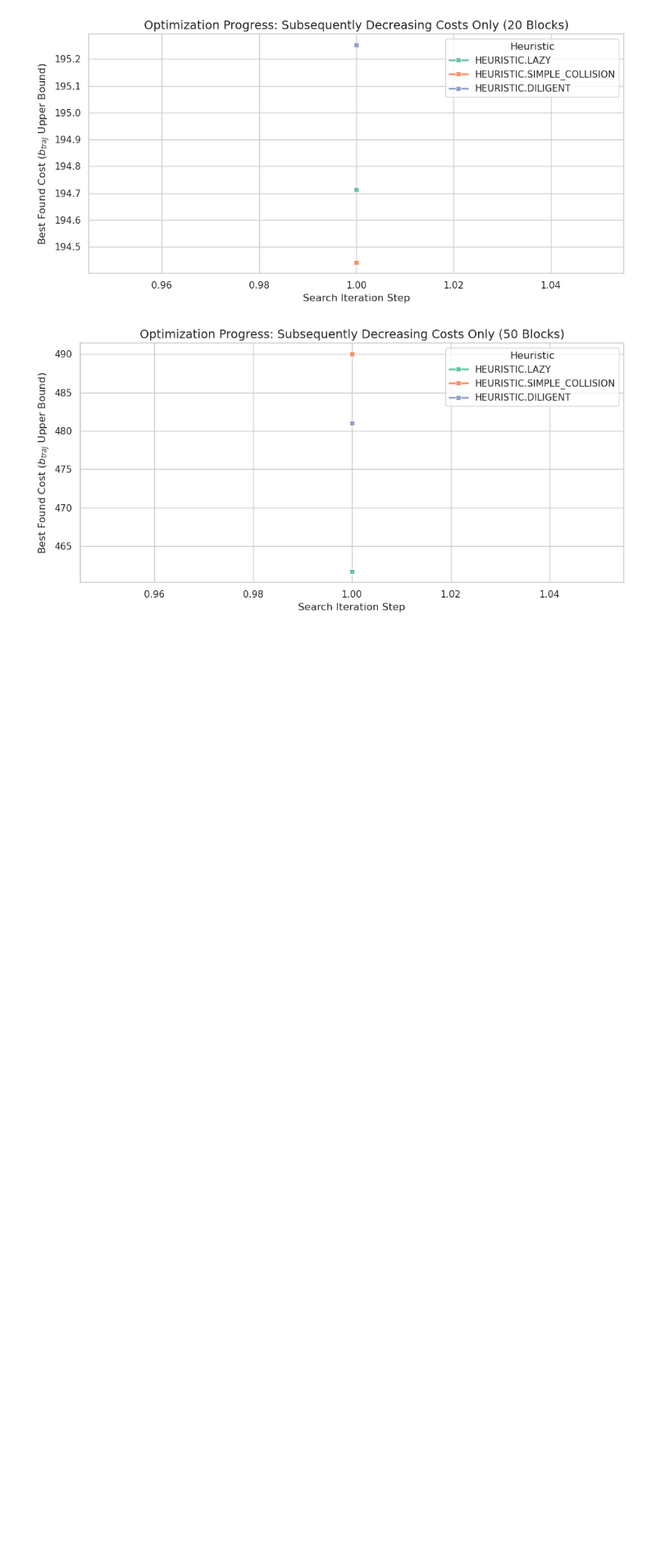
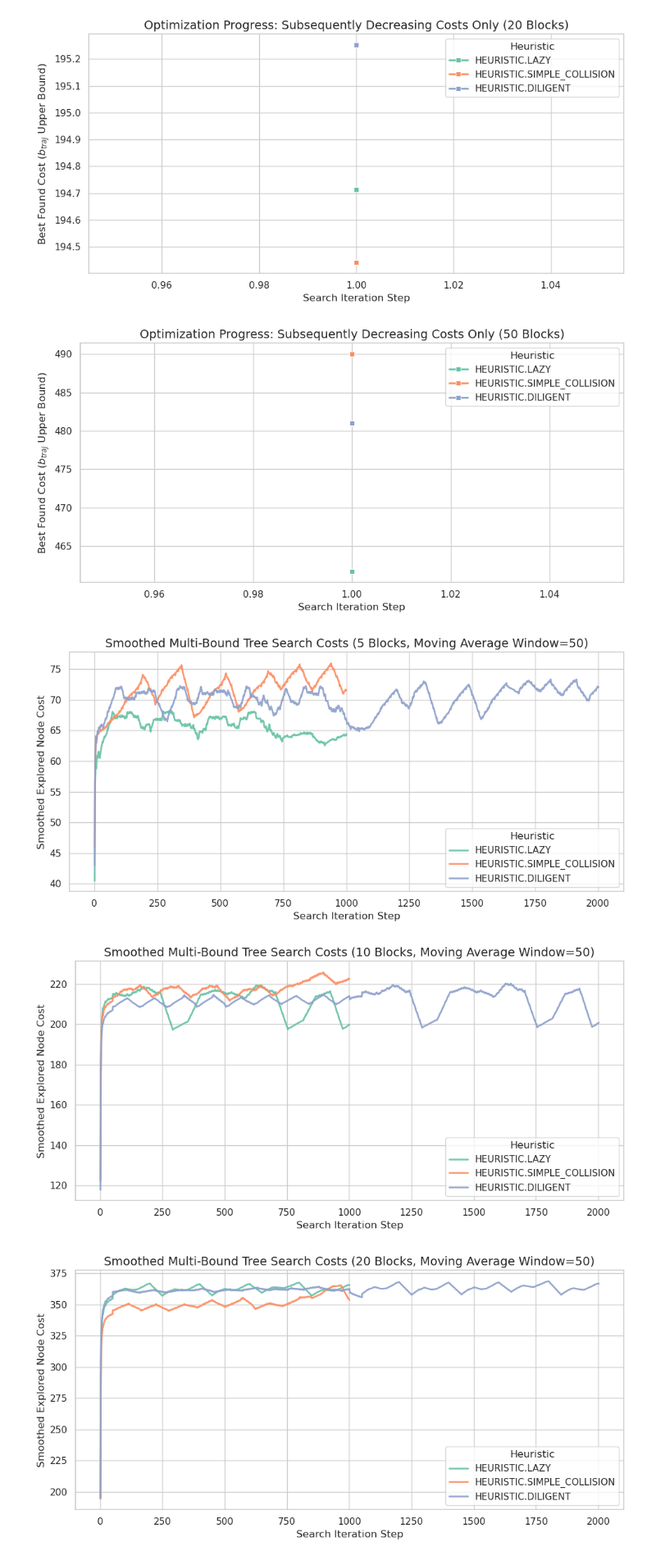
Before and after one commit to RareCentipede/modular_contruction_task_planner, a Jupyter notebook: modular_construction_task_planner/modular_construction_task_planner/scripts/plot_res.ipynb, the cells around one changed output. Shown at 82% size. Cells and saved outputs as stored; diff of their text form; code cells hidden in the pictures; blank space fills up the shorter version.

Commit message:
Plotting.

```diff
--- a/modular_construction_task_planner/modular_construction_task_planner/scripts/plot_res.ipynb
+++ b/modular_construction_task_planner/modular_construction_task_planner/scripts/plot_res.ipynb
@@ -166,6 +166,7 @@ print(f"Found files: {cost_files}")
 
 all_dfs = []
 all_filtered_dfs = []
+window_size = 50
 for file in cost_files:
     # Extract the number of blocks from the filename (e.g., '5_multi_bound_mb_costs.csv' -> 5)
     df_temp = pd.read_csv(file)
@@ -176,6 +177,14 @@ for file in cost_files:
     # Calculate running minimum (subsequently decreasing costs) per heuristic group
     df_temp['running_min_cost'] = df_temp.groupby('heuristic')['mb_cost_per_iteration'].cummin() # Wait, check if lower is better!
 
+    # 2. Calculate Moving Average per heuristic group
+    # Using min_periods=1 ensures we get values for the very first iterations instead of NaNs
+    df_temp['smoothed_cost'] = df_temp.groupby('heuristic')['mb_cost_per_iteration'].transform(
+        lambda x: x.rolling(window=window_size, min_periods=1).mean()
+    )
+
+    all_dfs.append(df_temp)
+
     df_decreasing = df_temp.drop_duplicates(subset=['heuristic', 'running_min_cost'], keep='first').copy()
     all_filtered_dfs.append(df_decreasing)
     all_dfs.append(df_temp)
@@ -247,3 +256,36 @@ for scale in unique_scales:
 [figure]
 [figure]
 [figure]
+# %%
+unique_scales = sorted(df_costs['no.blocks'].unique())
+
+for scale in unique_scales:
+    df_scale = df_costs[df_costs['no.blocks'] == scale]
+
+    fig, ax = plt.subplots(figsize=(10, 5))
+
+    # Plot the smoothed trendline
+    sns.lineplot(
+        data=df_scale,
+        x='iteration',
+        y='smoothed_cost',
+        hue='heuristic',
+        palette=heuristic_colors,
+        marker=None,       # Removed scatter points to emphasize the clean smooth curve
+        linewidth=2,       # Thicker line for better visibility
+        alpha=0.9,
+        ax=ax
+    )
+
+    ax.set_title(f'Smoothed Multi-Bound Tree Search Costs ({scale} Blocks, Moving Average Window={window_size})')
+    ax.set_xlabel('Search Iteration Step')
+    ax.set_ylabel('Smoothed Explored Node Cost')
+    ax.legend(title='Heuristic', loc='lower right')  # Legend in top-left corner
+
+    plt.tight_layout()
+    plt.savefig(f'{scale}_blocks_smoothed_iterations.png', dpi=300)
+    plt.show()
+# %% [output]
+[figure, added]
+[figure, added]
+[figure, added]
```
Also changed, not shown: parts of 1 cell of this notebook, 5 other files.
